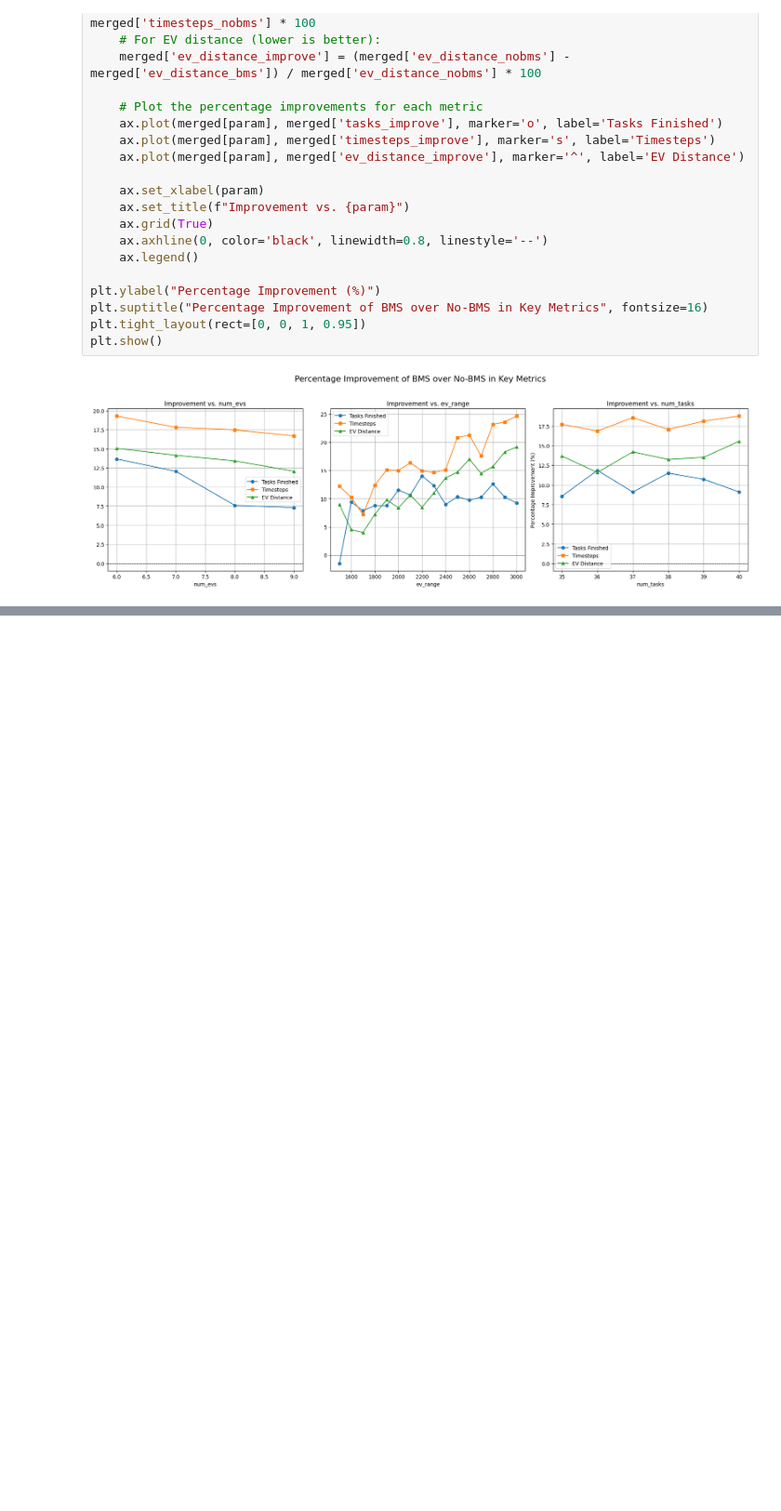
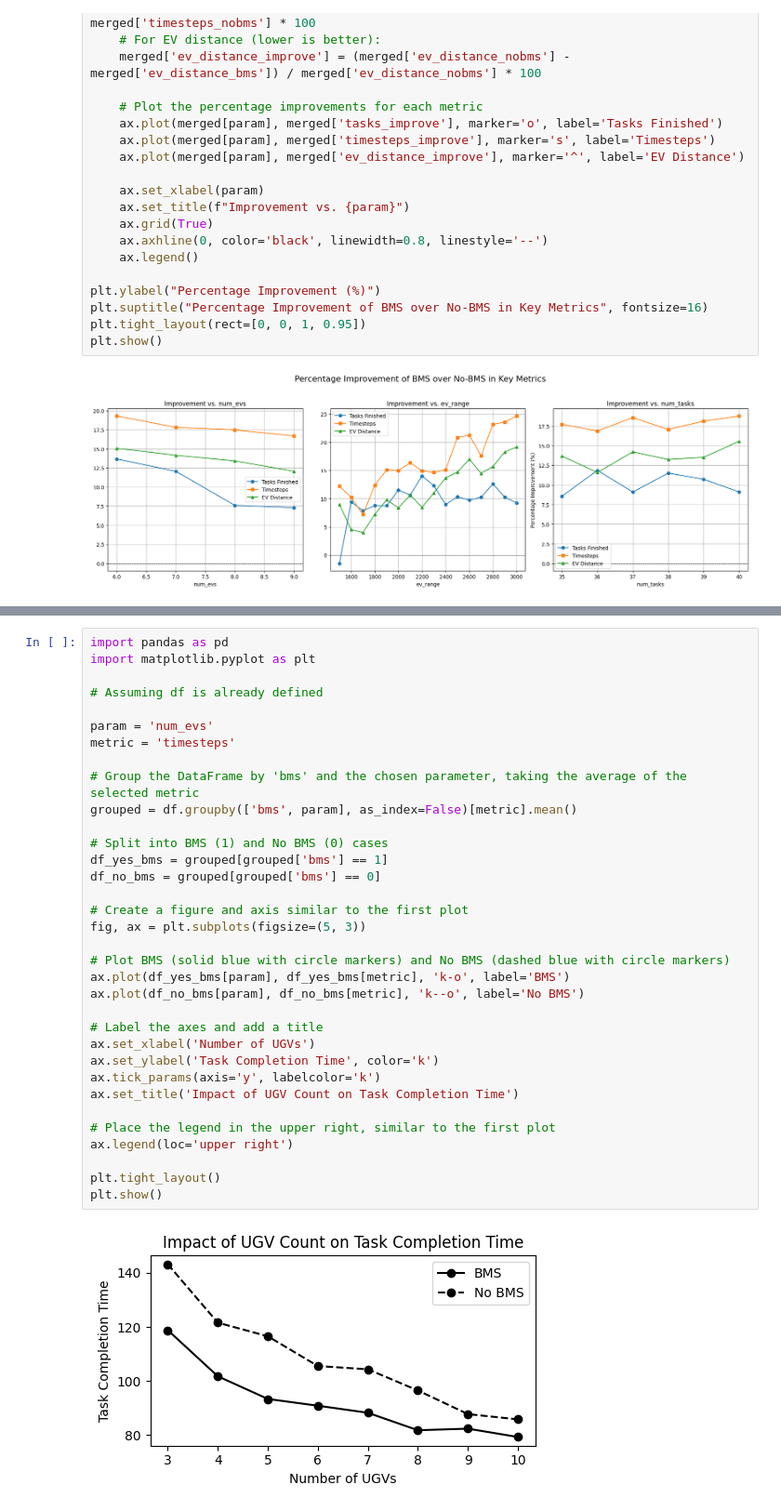
Before and after one commit to smoke275/DroneSim, a Jupyter notebook: results.ipynb, the cells around one changed output, grey strips where cells are left out. Shown at 93% size. Cells and saved outputs as stored; diff of their text form; blank space fills up the shorter version.

```diff
--- a/results.ipynb
+++ b/results.ipynb
@@ -689,0 +751,36 @@ plt.show()
+# %%
+import pandas as pd
+import matplotlib.pyplot as plt
+
+# Assuming df is already defined
+
+param = 'num_evs'
+metric = 'timesteps'
+
+# Group the DataFrame by 'bms' and the chosen parameter, taking the average of the selected metric
+grouped = df.groupby(['bms', param], as_index=False)[metric].mean()
+
+# Split into BMS (1) and No BMS (0) cases
+df_yes_bms = grouped[grouped['bms'] == 1]
+df_no_bms = grouped[grouped['bms'] == 0]
+
+# Create a figure and axis similar to the first plot
+fig, ax = plt.subplots(figsize=(5, 3))
+
+# Plot BMS (solid blue with circle markers) and No BMS (dashed blue with circle markers)
+ax.plot(df_yes_bms[param], df_yes_bms[metric], 'k-o', label='BMS')
+ax.plot(df_no_bms[param], df_no_bms[metric], 'k--o', label='No BMS')
+
+# Label the axes and add a title
+ax.set_xlabel('Number of UGVs')
+ax.set_ylabel('Task Completion Time', color='k')
+ax.tick_params(axis='y', labelcolor='k')
+ax.set_title('Impact of UGV Count on Task Completion Time')
+
+# Place the legend in the upper right, similar to the first plot
+ax.legend(loc='upper right')
+
+plt.tight_layout()
+plt.show()
+# %% [output]
+[figure, added]
```
Also changed, not shown: parts of 13 cells of this notebook, 5 other files.
